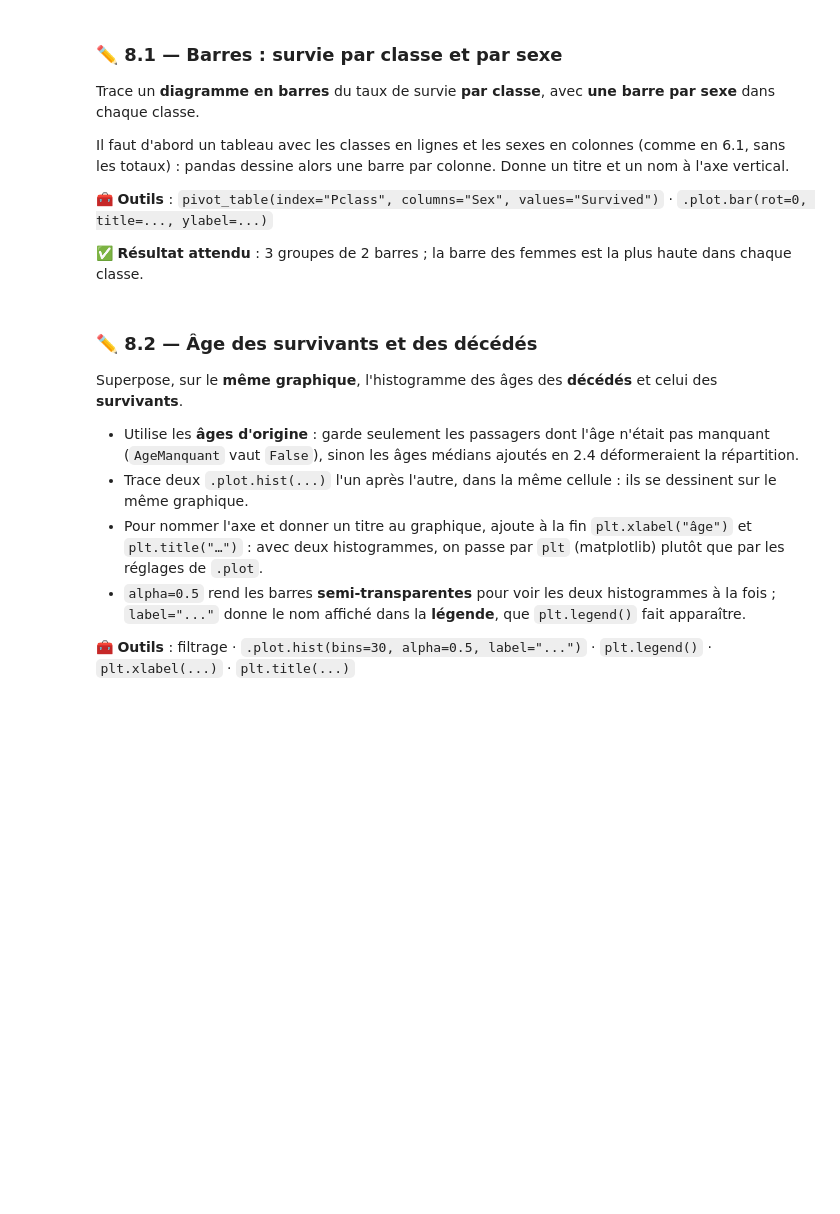
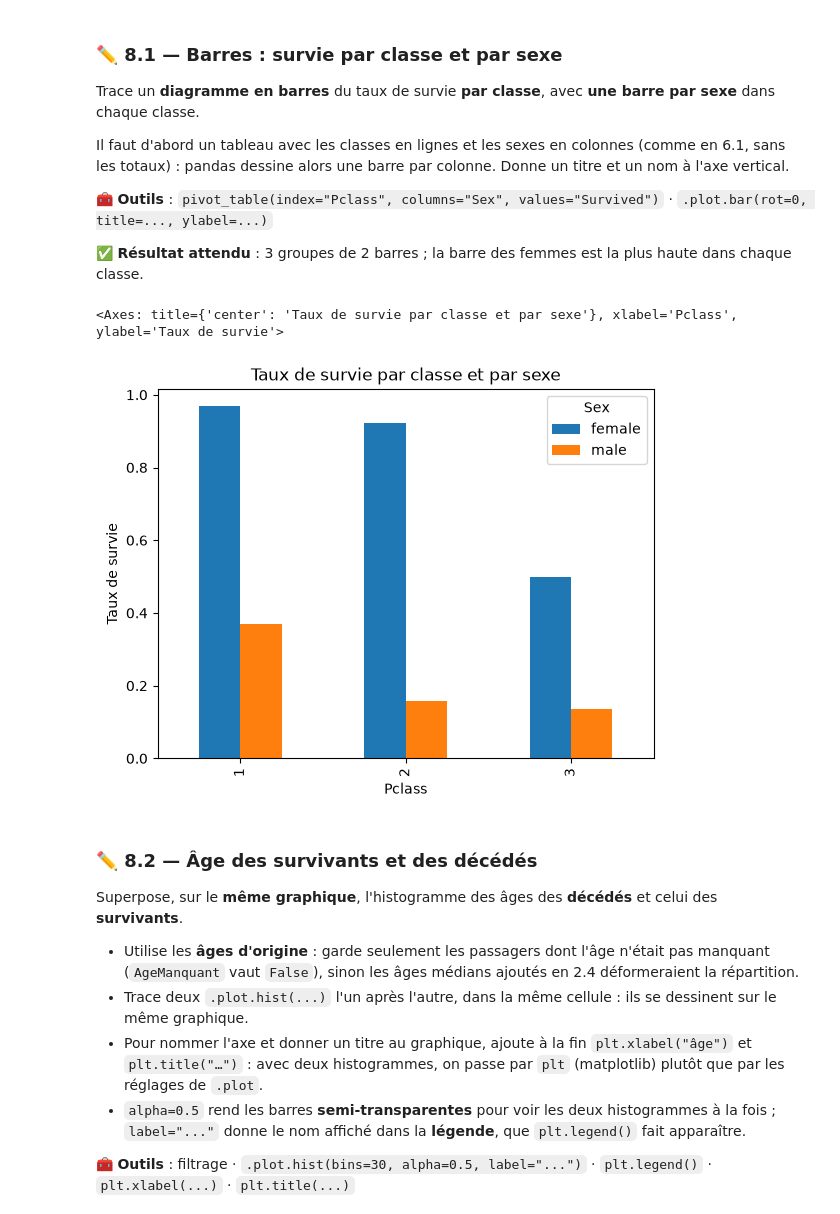
Before and after one commit to DarkSpharx/TitanicDiaaFred, a Jupyter notebook: 2_adapter_pandas_titanic.ipynb, the cells around one changed output. Drawn from its saved outputs; the diff is of its cells as text; code cells hidden in the pictures; blank space fills up the shorter version.

Commit message:
Ajout de l’exercice Pandas Titanic terminé et du fichier CSV généré

```diff
--- a/2_adapter_pandas_titanic.ipynb
+++ b/2_adapter_pandas_titanic.ipynb
@@ -514,0 +427,13 @@ En 3.3, tu as vu que le prix `Fare` est celui du **billet groupé** : plusieurs
+# %%
+# Écris ton code ici
+# a
+# Creation de la colonne TicketGroupSize
+titanic["TicketGroupSize"] = titanic.groupby("Ticket")["Ticket"].transform("size")
+
+# b
+# Creation de la variable de découpage du prix des billets
+titanic["FarePerPerson"] = titanic["Fare"] / titanic["TicketGroupSize"]
+
+# c
+# Afficher le prix médian par classe
+display(titanic.groupby("Pclass")[["Fare","FarePerPerson"]].median().round(1))
@@ -589,0 +581,10 @@ Puis réponds en dessous : quelle taille de famille était la plus favorable ?
+# %%
+# Écris ton code ici
+# Colonne taille de la famille
+titanic["FamilySize"] = titanic["SibSp"] + titanic["Parch"] + 1
+
+# Colonne passager seul
+titanic["Alone"] = titanic["FamilySize"] == 1
+
+# Afficher les taux de survie
+titanic.groupby("Alone")["Survived"].mean().rename(index={False: "En famille", True: "Seul"}).mul(100).round()
@@ -615,0 +641,12 @@ Ajoute à chaque passager la **ville** et le **pays** d'embarquement, en joignan
+# %%
+ports = pd.DataFrame({
+    "code": ["C", "Q", "S"],
+    "ville": ["Cherbourg", "Queenstown", "Southampton"],
+    "pays": ["France", "Irlande", "Angleterre"],
+})
+ports
+
+# Écris ton code ici
+titanic = titanic.merge(ports, left_on="Embarked", right_on="code", how="left").drop(columns="code")
+
+display(titanic.groupby("pays").agg(passagers=("PassengerId", "count"), taux_survie=("Survived","mean")).round(2))
@@ -644,3 +692,14 @@ Il faut d'abord un tableau avec les classes en lignes et les sexes en colonnes (
+# %%
+# Écris ton code ici
+# 6.1
+# tableauTauxSurvie = titanic.pivot_table(index="Sex", columns="Pclass", values="Survived", aggfunc="mean", margins=True).round(2)
+
+diagSexClass = titanic.pivot_table(index="Pclass",columns="Sex",values="Survived")
+
+diagSexClass.plot.bar(title="Taux de survie par classe et par sexe", ylabel="Taux de survie")
+# %% [output]
+<Axes: title={'center': 'Taux de survie par classe et par sexe'}, xlabel='Pclass', ylabel='Taux de survie'>
+[figure, added]
 # %% [markdown]
 ### ✏️ 8.2 — Âge des survivants et des décédés
 
```
Also changed, not shown: parts of 54 cells of this notebook, 1 other file.
